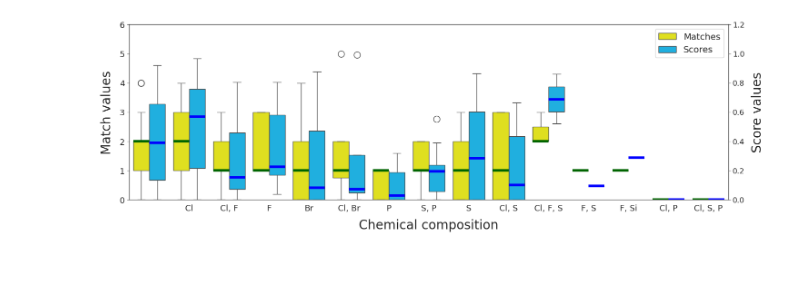
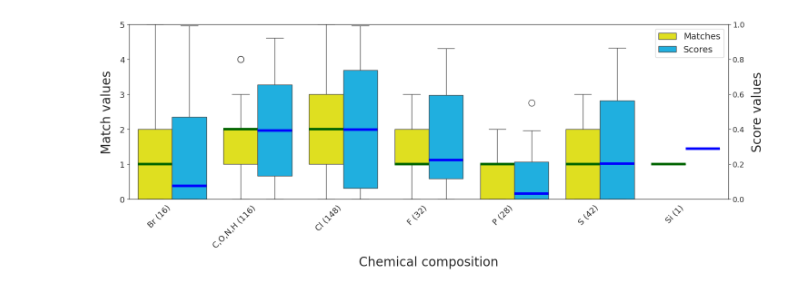
Before and after one commit to RECETOX/ei_spectra_predictions, a Jupyter notebook: analysis/Python_scripts/chemical_composition_boxplot.ipynb, the cells around one changed output. Cells and saved outputs as stored; diff of their text form; code cells hidden in the pictures; blank space fills up the shorter version.

```diff
--- a/analysis/Python_scripts/chemical_composition_boxplot.ipynb
+++ b/analysis/Python_scripts/chemical_composition_boxplot.ipynb
@@ -43,54 +44,73 @@ df2 = merged_top5_same[['query', 'reference', 'true_names', 'CosineHungarian_0.0
 df_cat = pd.concat([df1, df2])
 mdf = pd.melt(df_cat, id_vars=['query', 'reference', 'true_names'], var_name=['Number'])      # MELT
 
+mdf_v1 = split_and_add_rows(mdf, 'true_names', split_by=', C,O,N,H')
+mdf_v1['true_names'] = mdf_v1['true_names'].replace('', np.nan)
+mdf_v1 = mdf_v1.dropna(subset=['value', 'true_names'])
+mdf_v2 = split_and_add_rows(mdf_v1, 'true_names', split_by=', ')
+mdf_v2 = mdf_v2.sort_values(by=['true_names'])
+
 # Set the color palette
 colors = ['yellow', 'deepskyblue']
 sns.set_palette(sns.color_palette(colors))
 
 ax = sns.boxplot(x="true_names", y="value", hue="Number",
-                data=mdf, hue_order=['CosineHungarian_0.01_0.0_1.0_matches',np.nan],
+                data=mdf_v2, hue_order=['CosineHungarian_0.01_0.0_1.0_matches',np.nan],
                 medianprops={'color': 'darkgreen', 'linewidth': 4.0},
                 flierprops={'marker': 'o', 'markersize': 10, 'markerfacecolor': 'none'})  # RUN PLOT
 ax2 = ax.twinx()
 
 sns.boxplot(ax=ax2,x='true_names', y='value', hue='Number',
-            data=mdf, hue_order=[np.nan, 'CosineHungarian_0.01_0.0_1.0_scores'],
+            data=mdf_v2, hue_order=[np.nan, 'CosineHungarian_0.01_0.0_1.0_scores'],
             medianprops={'color': 'b', 'linewidth': 4.0},
             flierprops={'marker': 'o', 'markersize': 10, 'markerfacecolor': 'none'})
 
 ax.legend_.remove()
-ax.set_ylim([0, 6])  # Set y-axis limits
+ax.set_ylim([0, 5])  # Set y-axis limits
 ax.yaxis.set_major_locator(plt.MultipleLocator(1))  # Set major tick marks
 ax.set_ylabel('Match values')  # Set y-axis label
 ax.yaxis.label.set_size(20)  # Set font size of y-axis label
 ax.set_xlabel('Chemical composition', fontsize=20)  # Set x-axis label and font size
 ax.tick_params(axis='x', labelsize=13)  # Set font size of x-axis tick labels
 ax.tick_params(axis='y', labelsize=13)  # Set font size of y-axis tick labels
 ax.yaxis.labelpad = 10
 ax.xaxis.labelpad = 10
 
 # Add x-axis labels with group sizes
 #grouped_df = merged_top5_same.groupby('true_names')['query'].apply(list).reset_index(name='queries')
 #xticklabels = [f"{group} ({len(x)})" for group, x in grouped_df.values]
 #ax.set_xticklabels(xticklabels, rotation=90, ha='right')
 
+# Create a count for each x-axis label
+count_data = mdf_v2['true_names'].value_counts().reset_index()
+count_data.columns = ['true_names', 'count']
+count_data = count_data.sort_values(by=['true_names'])
+count_data['count'] = count_data['count'] // 2
+
+# Remove the original x-axis labels
+ax.set_xticklabels([])
+
+# Add the count labels to the x-axis
+ax.set_xticks(np.arange(len(count_data)))
+ax.set_xticklabels(count_data['true_names'] + ' (' + count_data['count'].astype(str) + ')', rotation=45, ha='right')
+
 ax2.legend_.remove()
-ax2.set_ylim([0, 1.2])  # Set y-axis limits
+ax2.set_ylim([0, 1])  # Set y-axis limits
 ax2.yaxis.set_major_locator(plt.MultipleLocator(0.2))  # Set major tick marks
 ax2.set_ylabel('Score values')  # Set y-axis label
 ax2.yaxis.label.set_size(20)  # Set font size of y-axis label
 ax2.tick_params(axis='y', labelsize=12)  # Set font size of y-axis tick labels
 ax2.yaxis.labelpad = 10
 
 # Change the legend labels
 handles, labels = ax.get_legend_handles_labels()
 labels[0] = 'Matches'
 labels[1] = 'Scores'
 ax.legend(handles, labels, loc='upper right', fontsize=14)
 
 plt.savefig('../Python_scripts/chemical_composition_boxplot.png', dpi=300, bbox_inches='tight')  # SAVE PLOT AS PNG FILE
 plt.show()
 plt.clf()
 plt.close()
 # %% [output]
-[figure, old version]
+[figure, new version]
```
Also changed, not shown: parts of 2 cells of this notebook, 3 other files.
